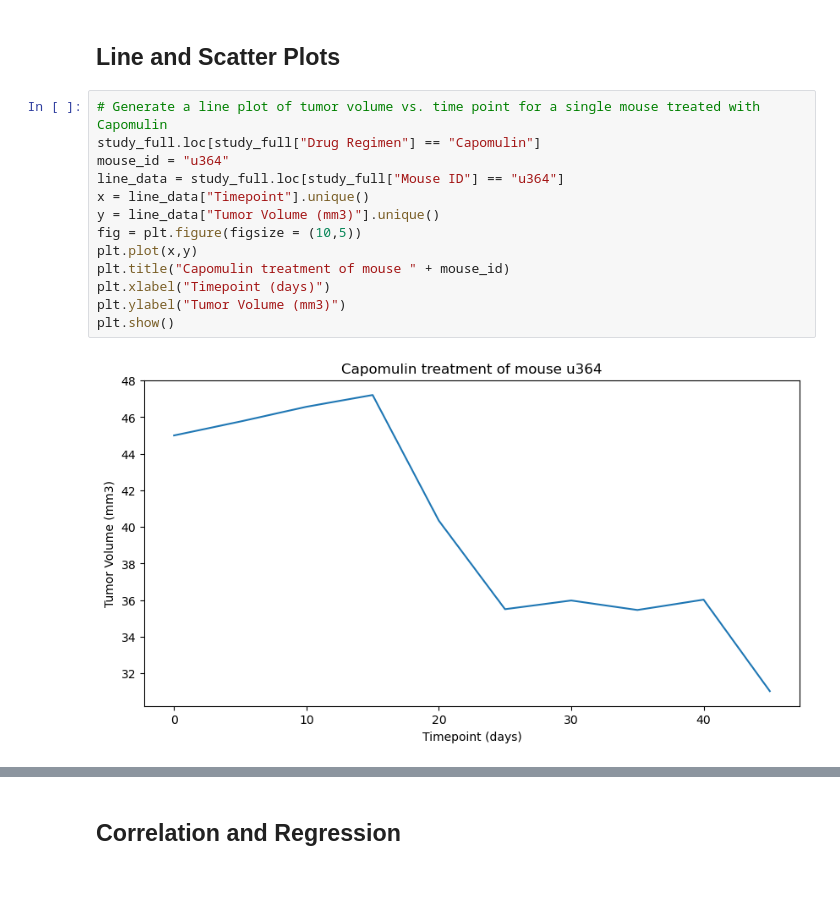
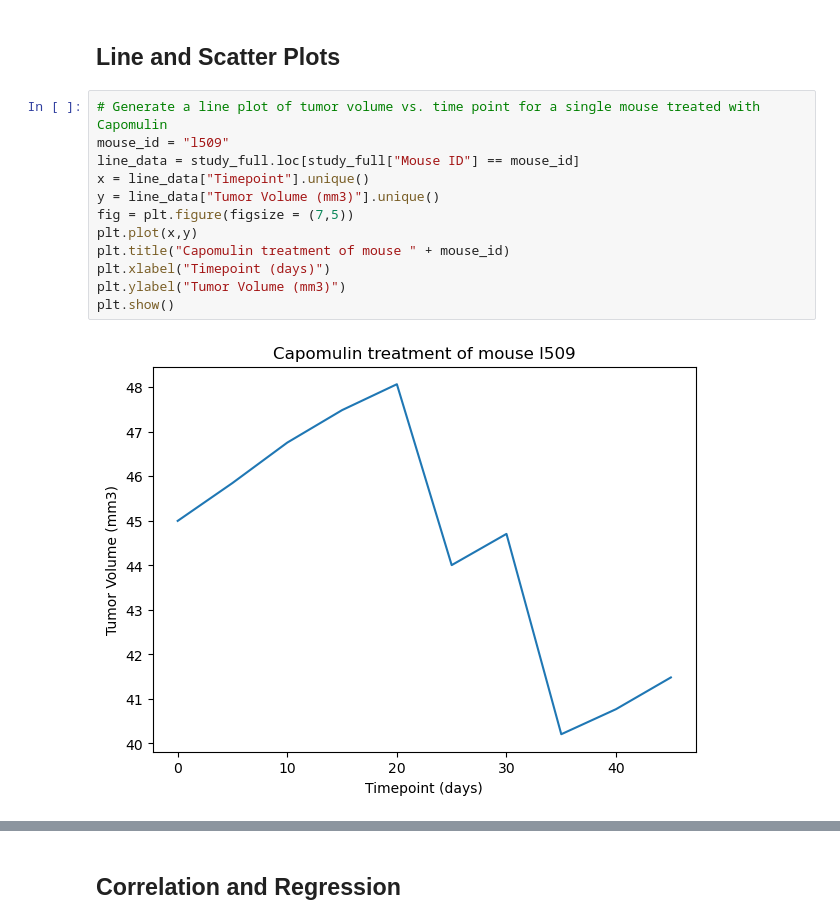
Before and after one commit to v4l3-v1ll4rr03l/pymaceuticals, a Jupyter notebook: pymaceuticals.ipynb, the cells around one changed output, grey strips where cells are left out. Saved outputs shown, nothing was run; the diff lists cells and outputs as text; blank space fills up the shorter version.

```diff
--- a/pymaceuticals.ipynb
+++ b/pymaceuticals.ipynb
@@ -208,19 +223,18 @@ vol_data = []
 ## Line and Scatter Plots
 # %%
 # Generate a line plot of tumor volume vs. time point for a single mouse treated with Capomulin
-study_full.loc[study_full["Drug Regimen"] == "Capomulin"]
-mouse_id = "u364"
-line_data = study_full.loc[study_full["Mouse ID"] == "u364"]
+mouse_id = "l509"
+line_data = study_full.loc[study_full["Mouse ID"] == mouse_id]
 x = line_data["Timepoint"].unique()
 y = line_data["Tumor Volume (mm3)"].unique()
-fig = plt.figure(figsize = (10,5))
+fig = plt.figure(figsize = (7,5))
 plt.plot(x,y)
 plt.title("Capomulin treatment of mouse " + mouse_id)
 plt.xlabel("Timepoint (days)")
 plt.ylabel("Tumor Volume (mm3)")
 plt.show()
 # %% [output]
-[figure, old version]
+[figure, new version]
 # %%
 # Generate a scatter plot of mouse weight vs. the average observed tumor volume for the entire Capomulin regimen
 scatter_data = study_full.loc[study_full["Drug Regimen"] == "Capomulin"]
```
Also changed, not shown: parts of 6 cells of this notebook.
